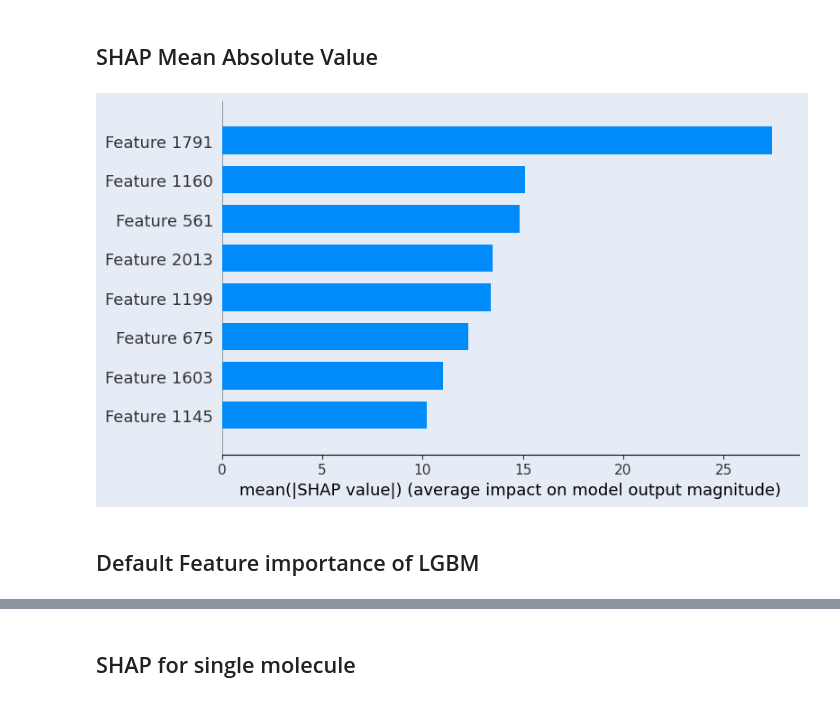
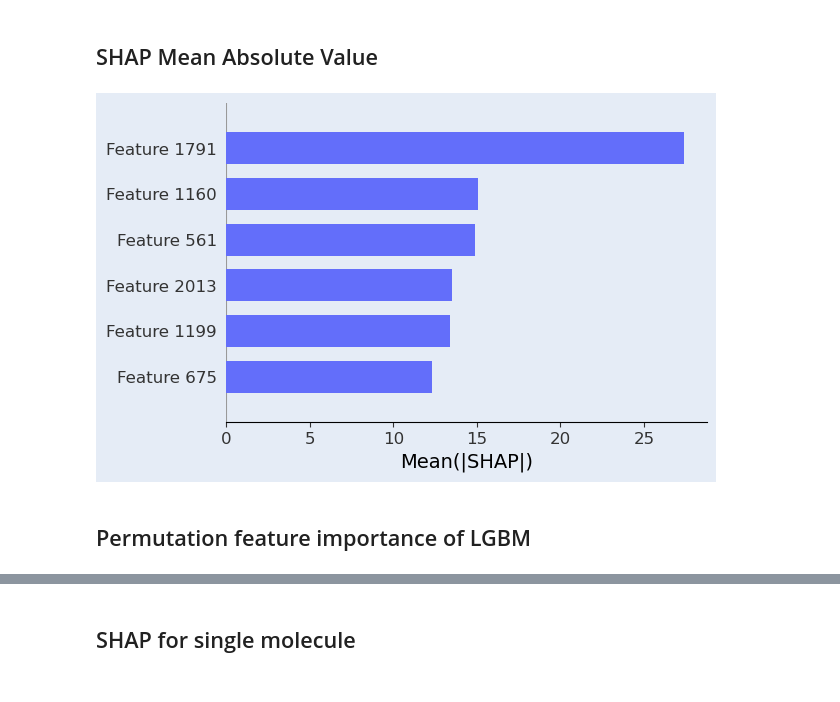
Before and after one commit to cwrukaizhang/ML-for-Molecular-Properties-Practical-Guide, a Jupyter notebook: model_interpretation_new.ipynb, the cells around one changed output, grey strips where cells are left out. Cells and saved outputs as stored; diff of their text form; code cells hidden in the pictures.

```diff
--- a/model_interpretation_new.ipynb
+++ b/model_interpretation_new.ipynb
@@ -60,15 +68,22 @@ plt.show()
 # %% [markdown]
 ## SHAP Mean Absolute Value
 # %%
-# Customize background color
-# Use summary_plot with plot_type="bar" for numpy array shap_values
-shap.summary_plot(shap_values, X_ftest, plot_type="bar", max_display=8, show=False)
+shap.summary_plot(shap_values, X_ftest, plot_type="bar", max_display=6, show=False)
 fig = plt.gcf()
+fig.set_size_inches(6, 4)
+fig.suptitle("")
 ax = plt.gca()
 bg_color = (229/255, 236/255, 246/255, 1)
 fig.patch.set_facecolor(bg_color)
 ax.set_facecolor(bg_color)
+ax.xaxis.label.set_color("black")
+ax.yaxis.label.set_color("black")
+ax.set_xlabel("Mean(|SHAP|)", fontsize=14)
+ax.tick_params(axis="x", labelsize=12)
+ax.tick_params(axis="y", labelsize=12)
+for p in ax.patches:      # each bar is a patch
+    p.set_facecolor('#636EFA')
 
 plt.show()
 # %% [output]
-[figure, old version]
+[figure, new version]
@@ -75,2 +93,2 @@ plt.show()
 # %% [markdown]
-## Default Feature importance of LGBM
+## Permutation feature importance of LGBM
```
Also changed, not shown: parts of 20 cells of this notebook.
